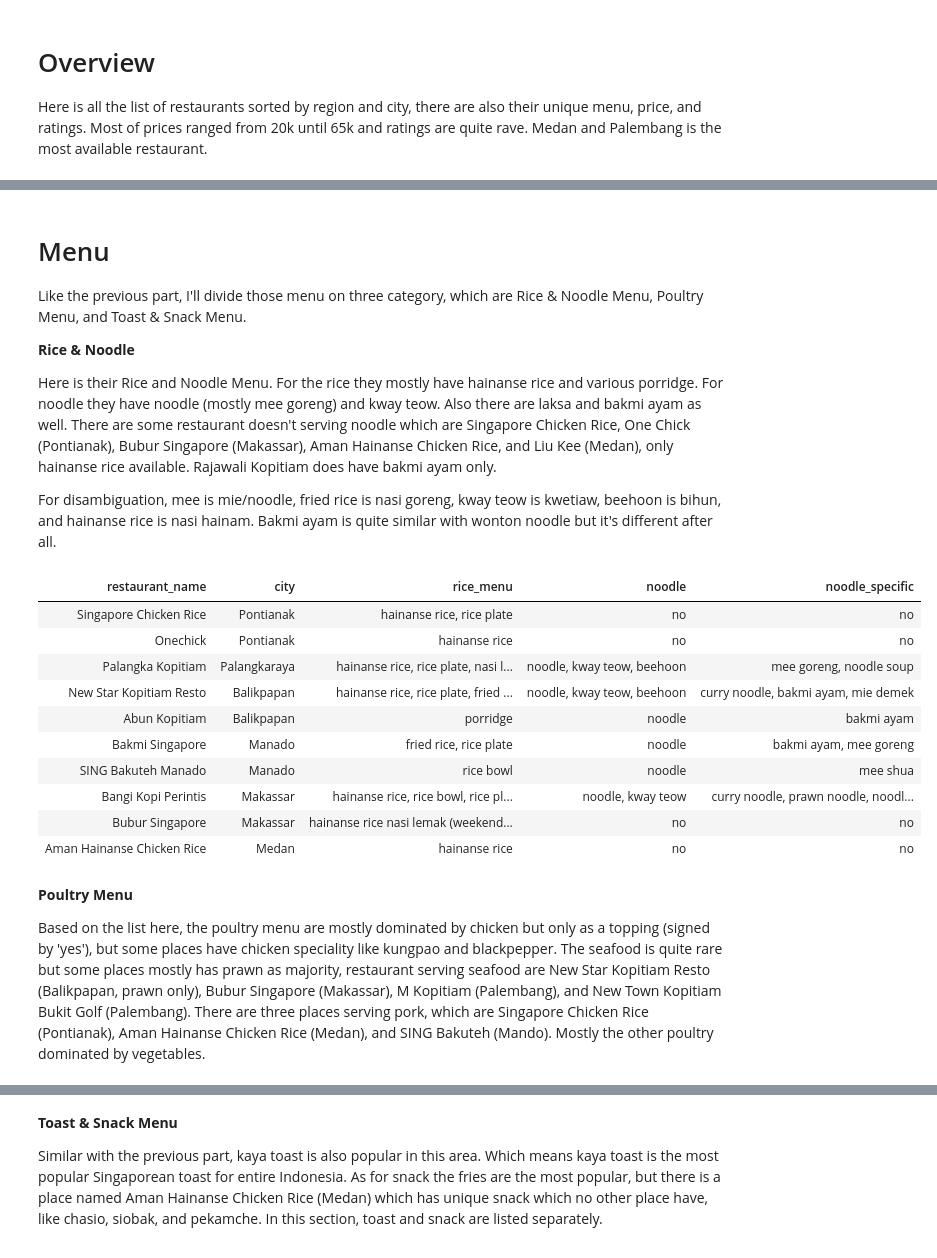
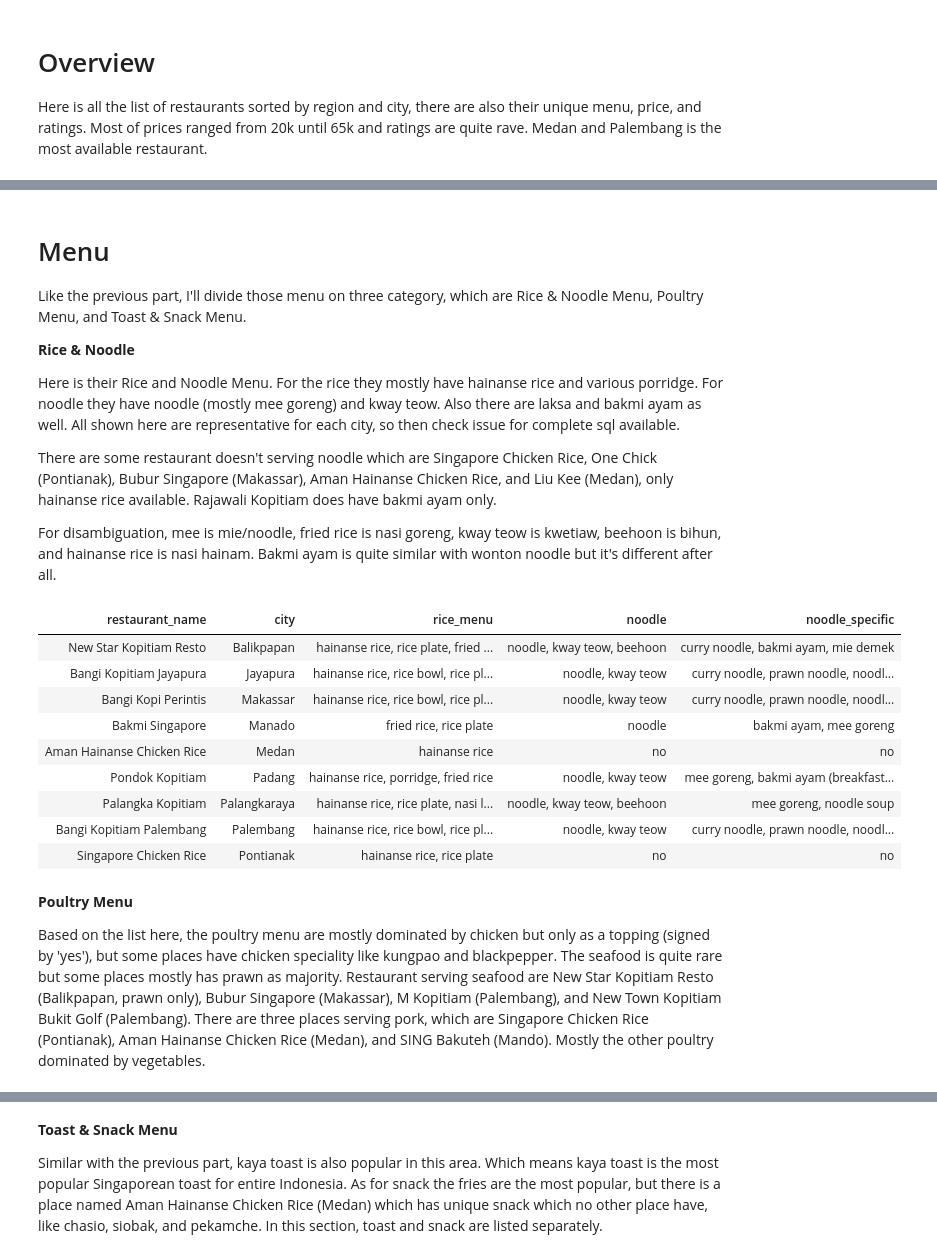
Before and after one commit to miradelimanr/Burger-Jakarta, a Jupyter notebook: singapore-food-in-indonesia-iii-sql-version.ipynb, the cells around one changed output, grey strips where cells are left out. Drawn from its saved outputs; the diff is of its cells as text; code cells hidden in the pictures.

```diff
--- a/singapore-food-in-indonesia-iii-sql-version.ipynb
+++ b/singapore-food-in-indonesia-iii-sql-version.ipynb
@@ -49,31 +49,32 @@ Like the previous part, I'll divide those menu on three category, which are Rice
 
 **Rice & Noodle**
 
-Here is their Rice and Noodle Menu. For the rice they mostly have hainanse rice and various porridge. For noodle they have noodle (mostly mee goreng) and kway teow. Also there are laksa and bakmi ayam as well. There are some restaurant doesn't serving noodle which are Singapore Chicken Rice, One Chick (Pontianak), Bubur Singapore (Makassar), Aman Hainanse Chicken Rice, and Liu Kee (Medan), only hainanse rice available. Rajawali Kopitiam does have bakmi ayam only.
+Here is their Rice and Noodle Menu. For the rice they mostly have hainanse rice and various porridge. For noodle they have noodle (mostly mee goreng) and kway teow. Also there are laksa and bakmi ayam as well. All shown here are representative for each city, so then check issue for complete sql available.
+
+There are some restaurant doesn't serving noodle which are Singapore Chicken Rice, One Chick (Pontianak), Bubur Singapore (Makassar), Aman Hainanse Chicken Rice, and Liu Kee (Medan), only hainanse rice available. Rajawali Kopitiam does have bakmi ayam only.
 
 For disambiguation, mee is mie/noodle, fried rice is nasi goreng, kway teow is kwetiaw, beehoon is bihun, and hainanse rice is nasi hainam. Bakmi ayam is quite similar with wonton noodle but it's different after all.
 # %%
 singapore  = sqldf("""SELECT restaurant_name, city, rice_menu, noodle, noodle_specific
 FROM singapore
 WHERE region LIKE '%Sumatra' OR region LIKE '%Kalimantan' OR region LIKE '%Sulawesi' OR region LIKE '%Papua'
-LIMIT 10""")
+GROUP BY city""")
 singapore.style.hide_index()
 # %% [output]
 | restaurant_name | city | rice_menu | noodle | noodle_specific |
+| New Star Kopitiam Resto | Balikpapan | hainanse rice, rice plate, fried ... | noodle, kway teow, beehoon | curry noodle, bakmi ayam, mie demek |
+| Bangi Kopitiam Jayapura | Jayapura | hainanse rice, rice bowl, rice pl... | noodle, kway teow | curry noodle, prawn noodle, noodl... |
+| Bangi Kopi Perintis | Makassar | hainanse rice, rice bowl, rice pl... | noodle, kway teow | curry noodle, prawn noodle, noodl... |
+| Bakmi Singapore | Manado | fried rice, rice plate | noodle | bakmi ayam, mee goreng |
+| Aman Hainanse Chicken Rice | Medan | hainanse rice | no | no |
+| Pondok Kopitiam | Padang | hainanse rice, porridge, fried rice | noodle, kway teow | mee goreng, bakmi ayam (breakfast... |
+| Palangka Kopitiam | Palangkaraya | hainanse rice, rice plate, nasi l... | noodle, kway teow, beehoon | mee goreng, noodle soup |
+| Bangi Kopitiam Palembang | Palembang | hainanse rice, rice bowl, rice pl... | noodle, kway teow | curry noodle, prawn noodle, noodl... |
 | Singapore Chicken Rice | Pontianak | hainanse rice, rice plate | no | no |
-| Onechick | Pontianak | hainanse rice | no | no |
-| Palangka Kopitiam | Palangkaraya | hainanse rice, rice plate, nasi l... | noodle, kway teow, beehoon | mee goreng, noodle soup |
-| New Star Kopitiam Resto | Balikpapan | hainanse rice, rice plate, fried ... | noodle, kway teow, beehoon | curry noodle, bakmi ayam, mie demek |
-| Abun Kopitiam | Balikpapan | porridge | noodle | bakmi ayam |
-| Bakmi Singapore | Manado | fried rice, rice plate | noodle | bakmi ayam, mee goreng |
-| SING Bakuteh Manado | Manado | rice bowl | noodle | mee shua |
-| Bangi Kopi Perintis | Makassar | hainanse rice, rice bowl, rice pl... | noodle, kway teow | curry noodle, prawn noodle, noodl... |
-| Bubur Singapore | Makassar | hainanse rice nasi lemak (weekend... | no | no |
-| Aman Hainanse Chicken Rice | Medan | hainanse rice | no | no |
 # %% [markdown]
 **Poultry Menu**
 
-Based on the list here, the poultry menu are mostly dominated by chicken but only as a topping (signed by 'yes'), but some places have chicken speciality like kungpao and blackpepper. The seafood is quite rare but some places mostly has prawn as majority, restaurant serving seafood are New Star Kopitiam Resto (Balikpapan, prawn only), Bubur Singapore (Makassar), M Kopitiam (Palembang), and New Town Kopitiam Bukit Golf (Palembang). There are three places serving pork, which are Singapore Chicken Rice (Pontianak), Aman Hainanse Chicken Rice (Medan), and SING Bakuteh (Mando). Mostly the other poultry dominated by vegetables.
+Based on the list here, the poultry menu are mostly dominated by chicken but only as a topping (signed by 'yes'), but some places have chicken speciality like kungpao and blackpepper. The seafood is quite rare but some places mostly has prawn as majority. Restaurant serving seafood are New Star Kopitiam Resto (Balikpapan, prawn only), Bubur Singapore (Makassar), M Kopitiam (Palembang), and New Town Kopitiam Bukit Golf (Palembang). There are three places serving pork, which are Singapore Chicken Rice (Pontianak), Aman Hainanse Chicken Rice (Medan), and SING Bakuteh (Mando). Mostly the other poultry dominated by vegetables.
 # %%
 singapore  = sqldf("""SELECT restaurant_name, city, chicken, seafood, poultry_other
 FROM singapore
```
Also changed, not shown: parts of 2 cells of this notebook.
